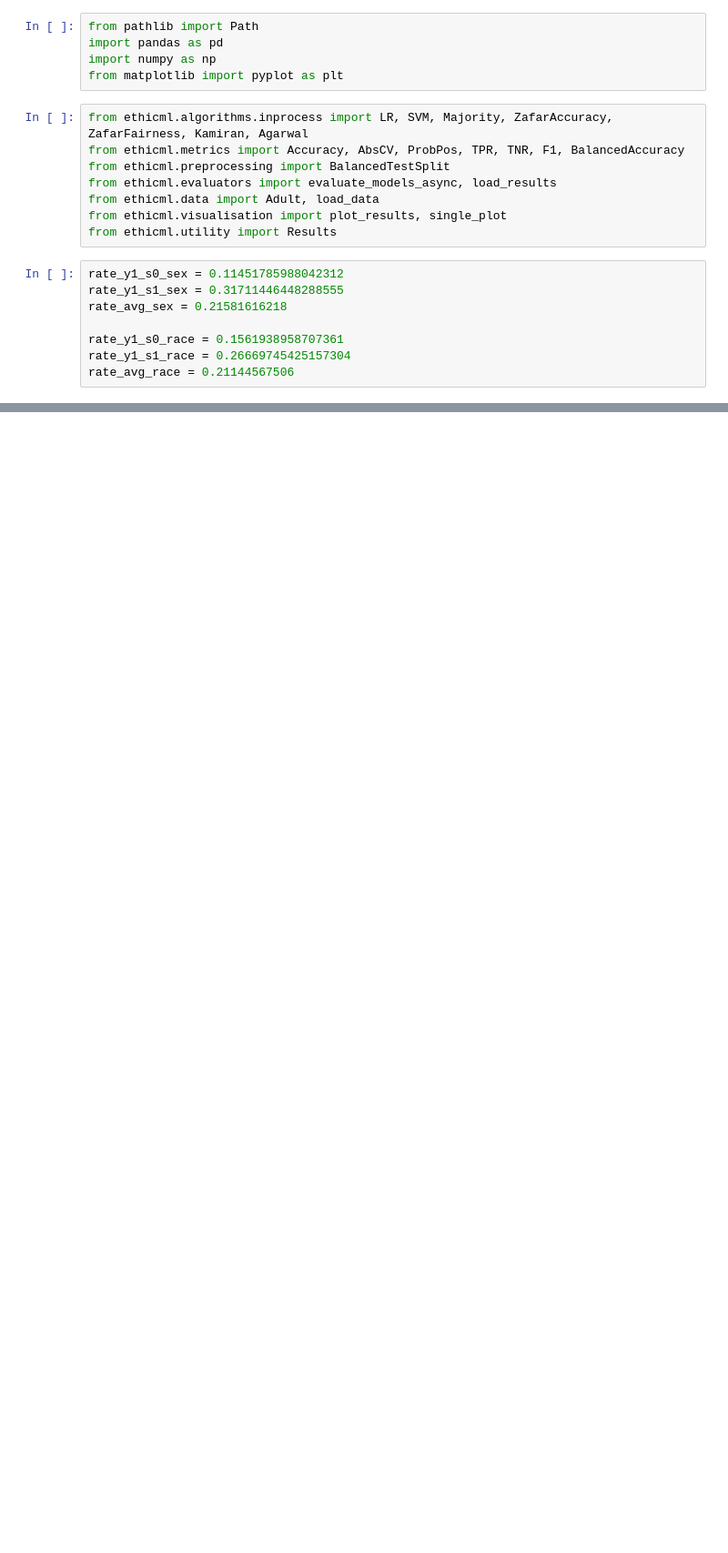
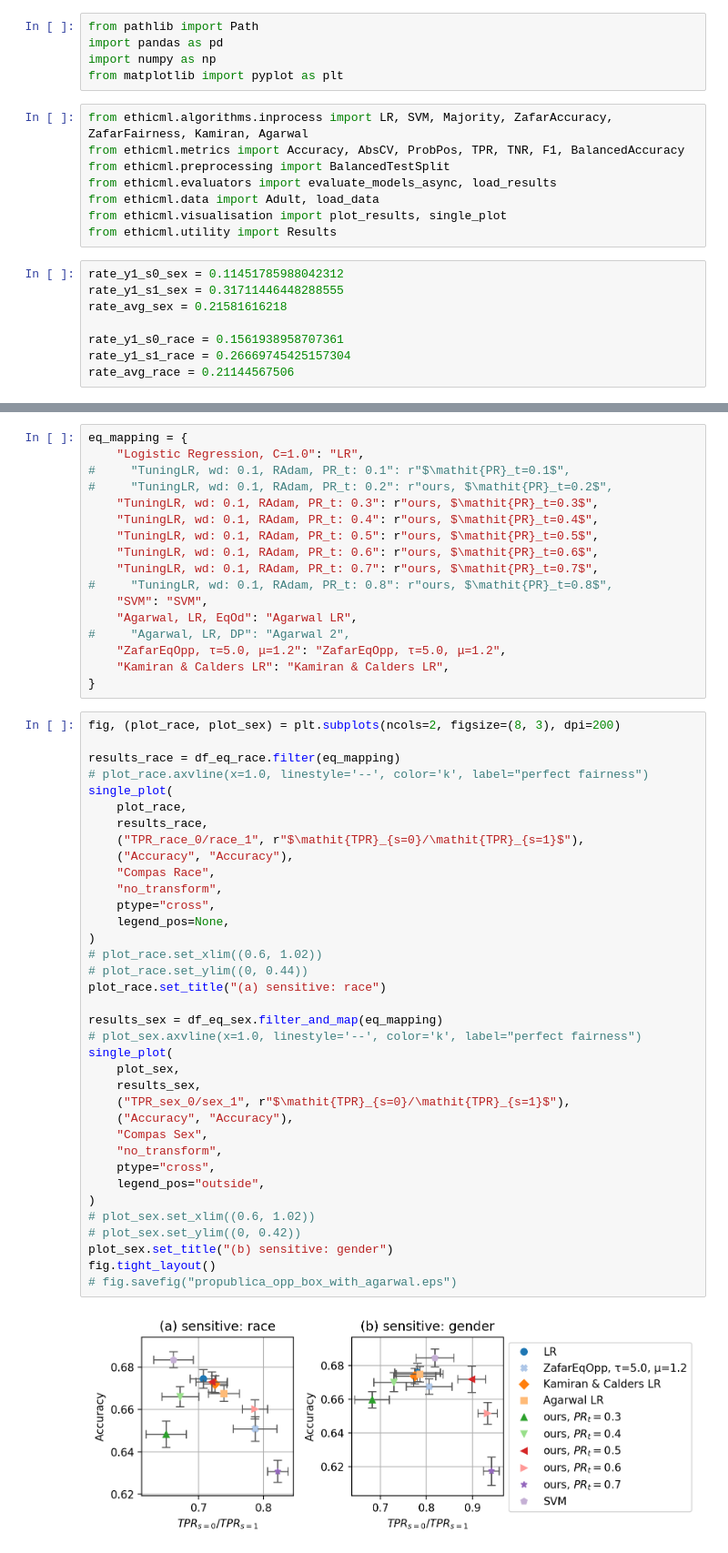
Before and after one commit to wearepal/ethicml-models, a Jupyter notebook: experiments/plots_frontiers.ipynb, the cells around one changed output, grey strips where cells are left out. Shown at 91% size. Saved outputs shown, nothing was run; the diff lists cells and outputs as text; blank space fills up the shorter version.

```diff
--- a/experiments/plots_frontiers.ipynb
+++ b/experiments/plots_frontiers.ipynb
@@ -21,0 +206,55 @@ rate_avg_race = 0.21144567506
+# %%
+eq_mapping = {
+    "Logistic Regression, C=1.0": "LR",
+#     "TuningLR, wd: 0.1, RAdam, PR_t: 0.1": r"$\mathit{PR}_t=0.1$",
+#     "TuningLR, wd: 0.1, RAdam, PR_t: 0.2": r"ours, $\mathit{PR}_t=0.2$",
+    "TuningLR, wd: 0.1, RAdam, PR_t: 0.3": r"ours, $\mathit{PR}_t=0.3$",
+    "TuningLR, wd: 0.1, RAdam, PR_t: 0.4": r"ours, $\mathit{PR}_t=0.4$",
+    "TuningLR, wd: 0.1, RAdam, PR_t: 0.5": r"ours, $\mathit{PR}_t=0.5$",
+    "TuningLR, wd: 0.1, RAdam, PR_t: 0.6": r"ours, $\mathit{PR}_t=0.6$",
+    "TuningLR, wd: 0.1, RAdam, PR_t: 0.7": r"ours, $\mathit{PR}_t=0.7$",
+#     "TuningLR, wd: 0.1, RAdam, PR_t: 0.8": r"ours, $\mathit{PR}_t=0.8$",
+    "SVM": "SVM",
+    "Agarwal, LR, EqOd": "Agarwal LR",
+#     "Agarwal, LR, DP": "Agarwal 2",
+    "ZafarEqOpp, τ=5.0, μ=1.2": "ZafarEqOpp, τ=5.0, μ=1.2",
+    "Kamiran & Calders LR": "Kamiran & Calders LR",
+}
+# %%
+fig, (plot_race, plot_sex) = plt.subplots(ncols=2, figsize=(8, 3), dpi=200)
+
+results_race = df_eq_race.filter(eq_mapping)
+# plot_race.axvline(x=1.0, linestyle='--', color='k', label="perfect fairness")
+single_plot(
+    plot_race,
+    results_race,
+    ("TPR_race_0/race_1", r"$\mathit{TPR}_{s=0}/\mathit{TPR}_{s=1}$"),
+    ("Accuracy", "Accuracy"),
+    "Compas Race",
+    "no_transform",
+    ptype="cross",
+    legend_pos=None,
+)
+# plot_race.set_xlim((0.6, 1.02))
+# plot_race.set_ylim((0, 0.44))
+plot_race.set_title("(a) sensitive: race")
+
+results_sex = df_eq_sex.filter_and_map(eq_mapping)
+# plot_sex.axvline(x=1.0, linestyle='--', color='k', label="perfect fairness")
+single_plot(
+    plot_sex,
+    results_sex,
+    ("TPR_sex_0/sex_1", r"$\mathit{TPR}_{s=0}/\mathit{TPR}_{s=1}$"),
+    ("Accuracy", "Accuracy"),
+    "Compas Sex",
+    "no_transform",
+    ptype="cross",
+    legend_pos="outside",
+)
+# plot_sex.set_xlim((0.6, 1.02))
+# plot_sex.set_ylim((0, 0.42))
+plot_sex.set_title("(b) sensitive: gender")
+fig.tight_layout()
+# fig.savefig("propublica_opp_box_with_agarwal.eps")
+# %% [output]
+[figure, added]
```
Also changed, not shown: parts of 28 cells of this notebook, 4 other files.
